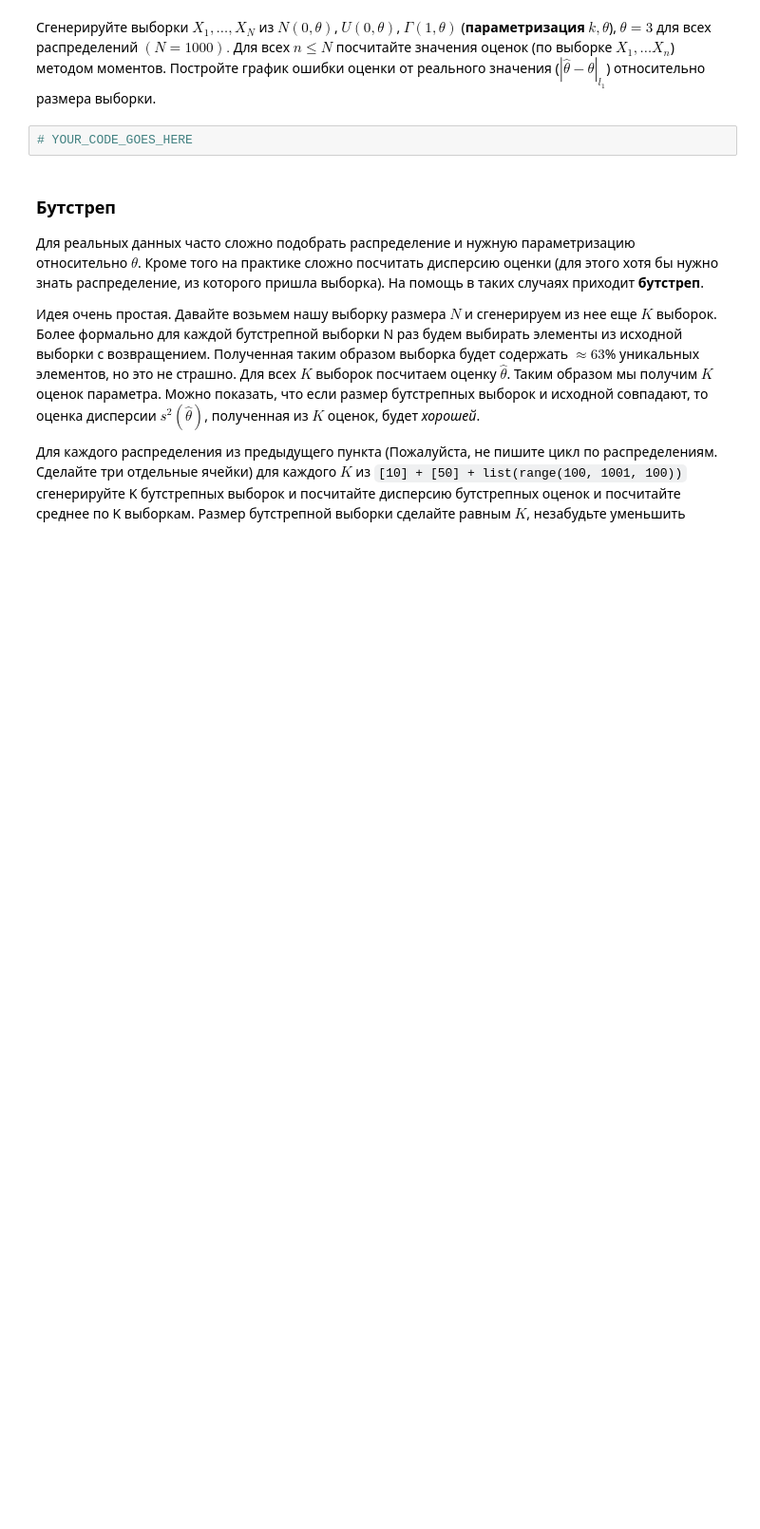
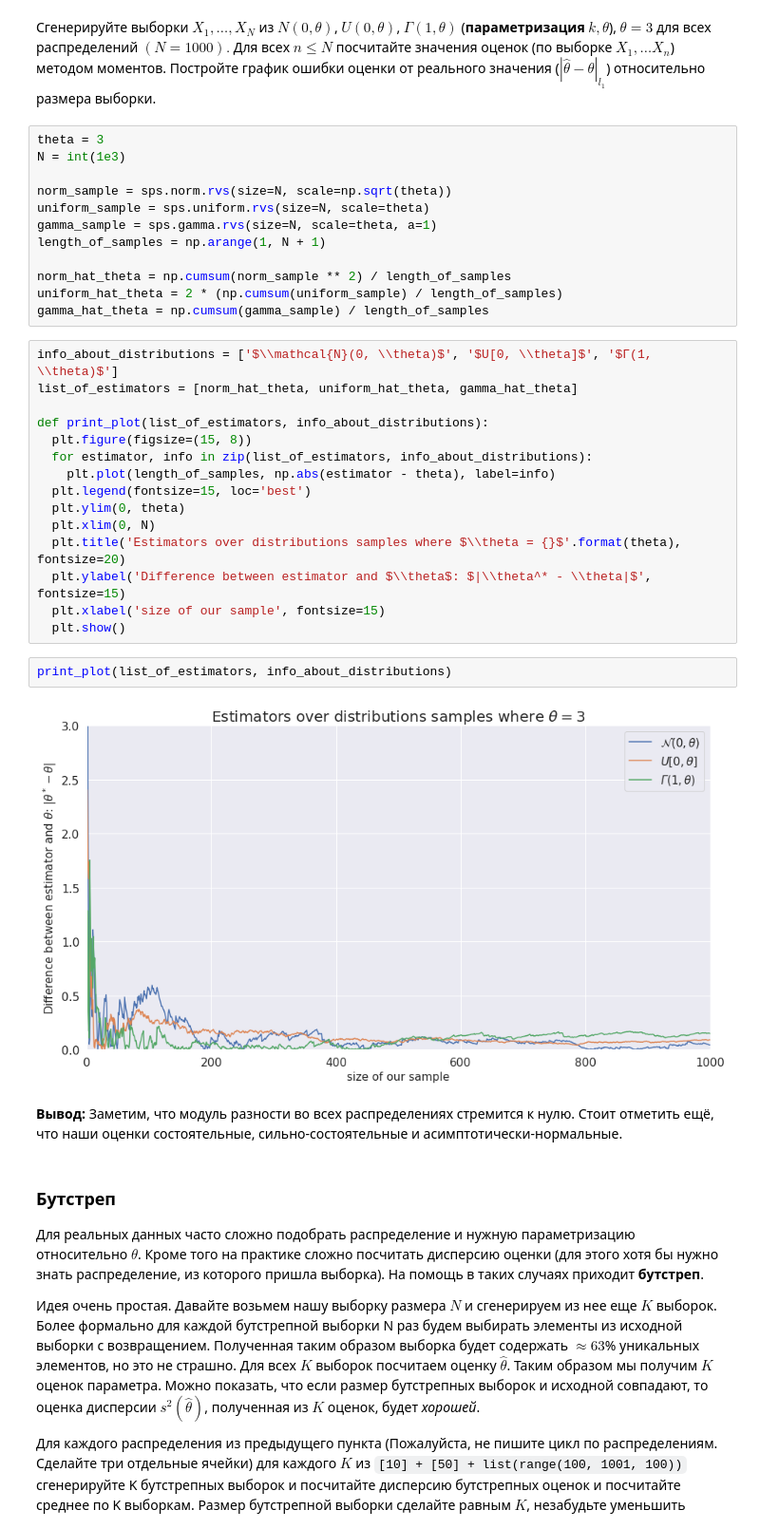
Before and after one commit to ashot-gimishyan/MathStat-Practise, a Jupyter notebook: hw_2.ipynb, the cells around one changed output. Shown at 95% size. Drawn from its saved outputs; the diff is of its cells as text; blank space fills up the shorter version.

```diff
--- a/hw_2.ipynb
+++ b/hw_2.ipynb
@@ -206,8 +206,39 @@ print(estimation)
 ## Задача 3
 # %% [markdown]
 Сгенерируйте выборки $X_1, \ldots, X_N$ из $\mathit{N}(0, \theta)$, $U(0, \theta)$, $\Gamma(1, \theta)$ (**параметризация $k, \theta$**), $\theta = 3$ для всех распределений $(N = 1000).$ Для всех $n \leq N$ посчитайте значения оценок (по выборке $X_1, \ldots X_n$) методом моментов. Постройте график ошибки оценки от реального значения ($|\hat\theta - \theta|_{l_1}$) относительно размера выборки.
-# %%
-# YOUR_CODE_GOES_HERE
+# %%
+theta = 3
+N = int(1e3)
+
+norm_sample = sps.norm.rvs(size=N, scale=np.sqrt(theta))
+uniform_sample = sps.uniform.rvs(size=N, scale=theta)
+gamma_sample = sps.gamma.rvs(size=N, scale=theta, a=1)
+length_of_samples = np.arange(1, N + 1)
+
+norm_hat_theta = np.cumsum(norm_sample ** 2) / length_of_samples
+uniform_hat_theta = 2 * (np.cumsum(uniform_sample) / length_of_samples)
+gamma_hat_theta = np.cumsum(gamma_sample) / length_of_samples
+# %%
+info_about_distributions = ['$\\mathcal{N}(0, \\theta)$', '$U[0, \\theta]$', '$Г(1, \\theta)$']
+list_of_estimators = [norm_hat_theta, uniform_hat_theta, gamma_hat_theta]
+
+def print_plot(list_of_estimators, info_about_distributions):
+  plt.figure(figsize=(15, 8))
+  for estimator, info in zip(list_of_estimators, info_about_distributions):
+    plt.plot(length_of_samples, np.abs(estimator - theta), label=info)
+  plt.legend(fontsize=15, loc='best')
+  plt.ylim(0, theta)
+  plt.xlim(0, N)
+  plt.title('Estimators over distributions samples where $\\theta = {}$'.format(theta), fontsize=20)
+  plt.ylabel('Difference between estimator and $\\theta$: $|\\theta^* - \\theta|$', fontsize=15)
+  plt.xlabel('size of our sample', fontsize=15)
+  plt.show()
+# %%
+print_plot(list_of_estimators, info_about_distributions)
+# %% [output]
+[figure, added]
+# %% [markdown]
+**Вывод:** Заметим, что модуль разности во всех распределениях стремится к нулю. Стоит отметить ещё, что наши оценки состоятельные, сильно-состоятельные и асимптотически-нормальные.
 # %% [markdown]
 ### Бутстреп
 
```
Also changed, not shown: parts of 13 cells of this notebook, 2 other files.
